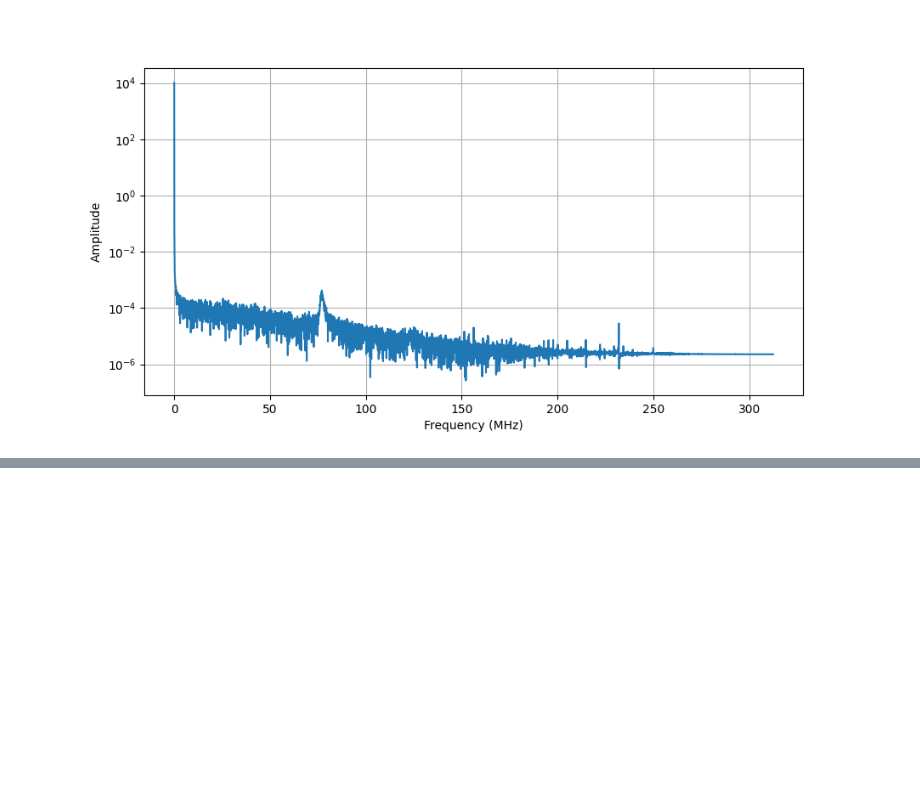
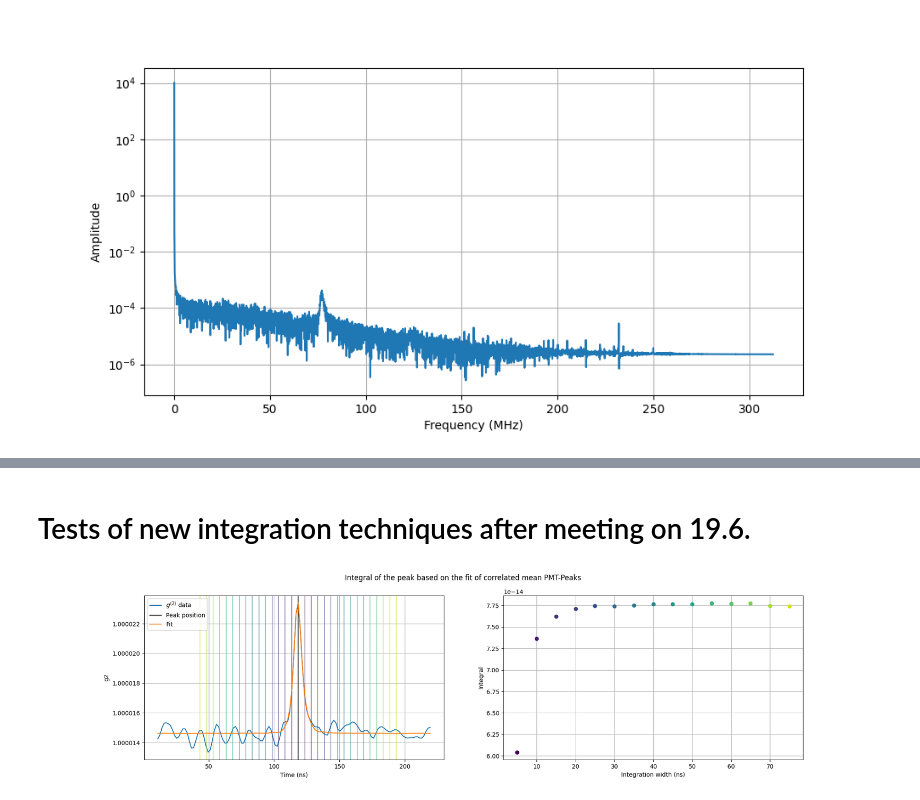
Before and after one commit to SteWey0/Bachelorarbeit, a Jupyter notebook: analysis_tests.ipynb, the cells around one changed output, grey strips where cells are left out. Cells and saved outputs as stored; diff of their text form; code cells hidden in the pictures; blank space fills up the shorter version.

```diff
--- a/analysis_tests.ipynb
+++ b/analysis_tests.ipynb
@@ -386,0 +560,63 @@ ax.set(xlabel='Frequency (MHz)', ylabel='Amplitude', yscale='log')
+# %% [markdown]
+# Tests of new integration techniques after meeting on 19.6.
+# %%
+
+NewTube = Data_reduction('D:/20240617_10x40', 'reduced_data/20240617_10x40')
+NewTube.data_reduction()
+
+fit_mask = np.logical_and(NewTube.time_arr > 10e-9, NewTube.time_arr < 220e-9) # Mask cutting the bunching peak out of the whole dataset
+t = NewTube.time_arr[fit_mask]
+g2 = NewTube.av_g2[fit_mask]
+
+# Load the shape of the single photon pulses from calib files
+shape0 =  np.loadtxt('D:\\20240617_10x40\\ch0\\calib.shape1')
+shape1 = np.loadtxt('D:\\20240617_10x40\\ch1\\calib.shape1')
+# Correlation and normalisation/shifting for easier fitting
+pulse = scipy.signal.correlate(shape1[:,1], shape0[:,1], mode='same')
+pulse= pulse/np.max(pulse)
+x = np.arange(0,211)*1e-9
+x = x - x[np.argmax(pulse)]
+
+# Interpolation, and fitting
+y = scipy.interpolate.interp1d(x, pulse, fill_value='extrapolate', kind='linear')
+def fit_func(x, a, b, c, d):
+    return a*y(b*x - c) +d
+p0 = [22e-6, 1, 120e-9,1]
+popt, pcov = scipy.optimize.curve_fit(fit_func, t, g2, p0=p0)
+
+# Calculate offset
+peak_mask = (t > peak_pos - 20e-9) & (t < peak_pos + 20e-9) # All g2 entries inside the peak
+offset = np.mean(fit_func(t, *popt)[np.logical_not(peak_mask)])
+
+# Determine the integration bounds
+peak_pos = NewTube.time_arr[np.argmax(NewTube.av_g2)]
+widths = np.arange(5, 80, 5)*1e-9
+
+quad_integrals = []
+for width in widths:
+    int_bounds = np.array([peak_pos - width, peak_pos + width])
+    # Do the integration to g2-Fit - offset:
+    integral, error_estimate = scipy.integrate.quad(lambda x,a,b,c,d: fit_func(x,a,b,c,d) - offset, *int_bounds, args=tuple(popt))
+    quad_integrals.append(integral)
+
+# Plotting
+fig,ax = plt.subplots(ncols = 2, figsize=(20, 5))
+ax[0].plot(t*1e9, g2, label='$g^{(2)}$ data')
+ax[0].axvline(peak_pos*1e9, color='k', label='Peak position')
+cmap = matplotlib.colormaps.get('viridis')
+for i, width in enumerate(widths):
+    color = cmap(i/len(widths))
+    ax[0].axvline((peak_pos - width)*1e9, alpha=0.5, color=color)
+    ax[0].axvline((peak_pos + width)*1e9, alpha=0.5, color=color)
+    ax[1].plot(widths[i]*1e9, quad_integrals[i], 'o', color=color)
+ax[0].plot(t*1e9, fit_func(t, *popt), label='Fit')
+
+ax[0].set(xlabel='Time (ns)', ylabel='g2')
+ax[0].ticklabel_format(useOffset=False)
+ax[0].grid()
+ax[0].legend()
+ax[1].grid()
+ax[1].set(xlabel='Integration width (ns)', ylabel='Integral')
+fig.suptitle('Integral of the peak based on the fit of correlated mean PMT-Peaks');
+# %% [output]
+[figure, added]
```
Also changed, not shown: parts of 22 cells of this notebook, 2 other files.
